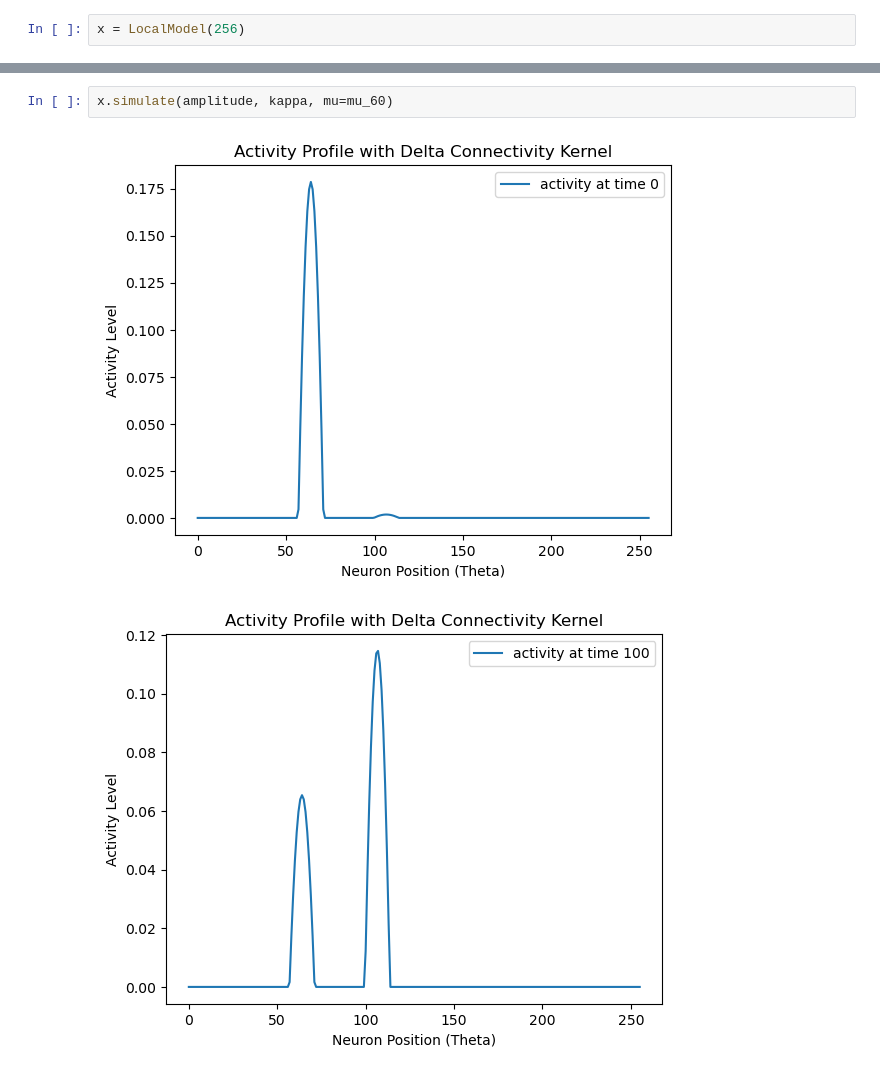
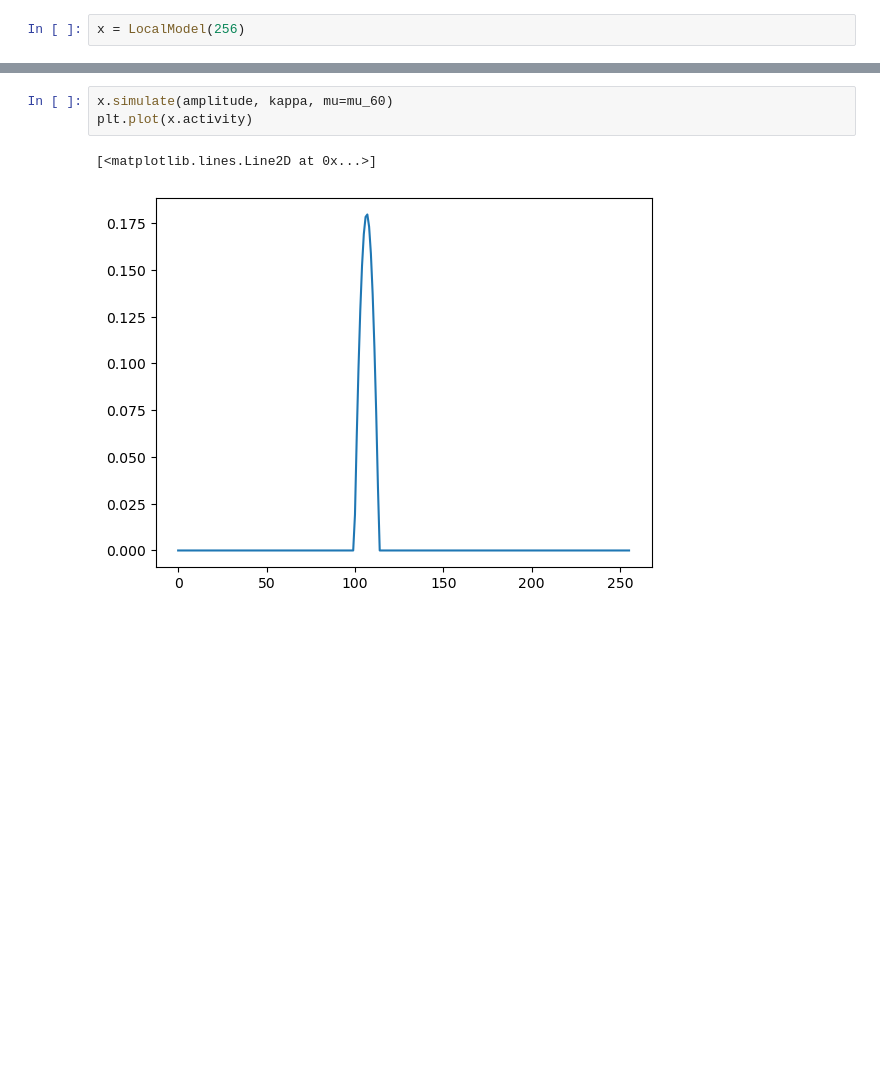
Before and after one commit to CEBangu/RingAttractor, a Jupyter notebook: python_ring/ideation.ipynb, the cells around one changed output, grey strips where cells are left out. Drawn from its saved outputs; the diff is of its cells as text; blank space fills up the shorter version.

```diff
--- a/python_ring/ideation.ipynb
+++ b/python_ring/ideation.ipynb
@@ -312,5 +342,6 @@ x.simulate(amplitude, kappa, mu=mu_init)
 # %%
 x.simulate(amplitude, kappa, mu=mu_60)
+plt.plot(x.activity)
 # %% [output]
+[<matplotlib.lines.Line2D at 0x...>]
-[figure, old version]
+[figure, new version]
-[figure, removed]
```
Also changed, not shown: parts of 6 cells of this notebook.
